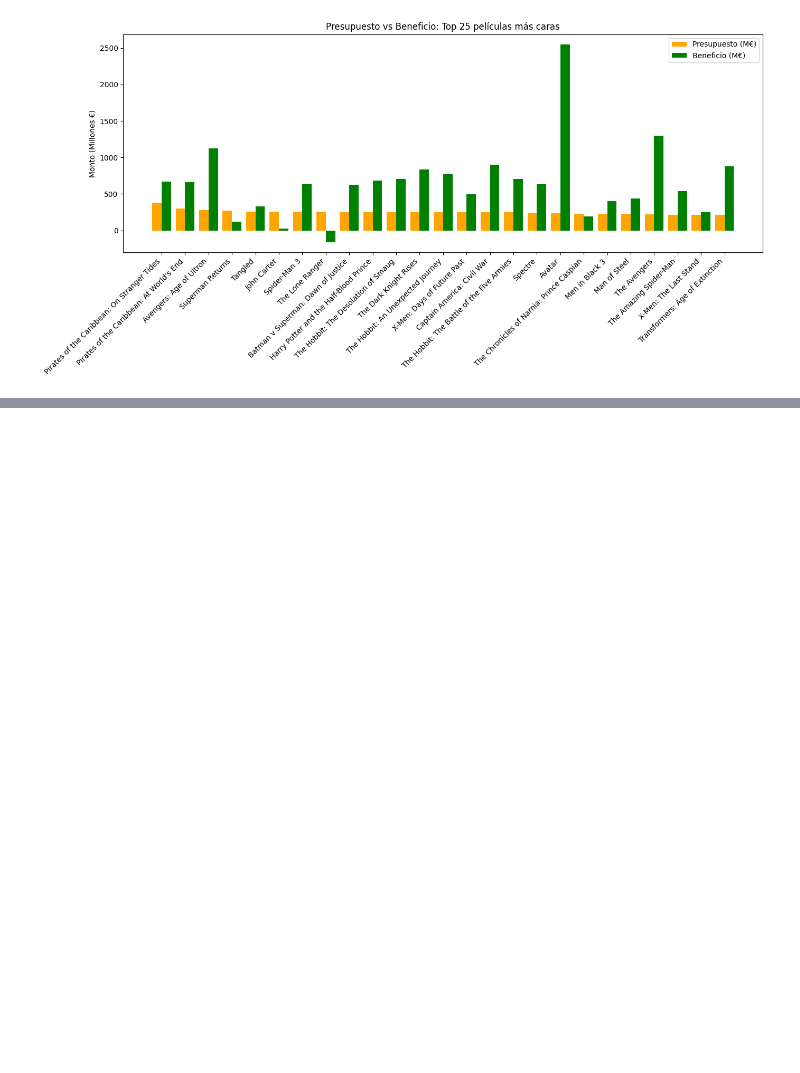
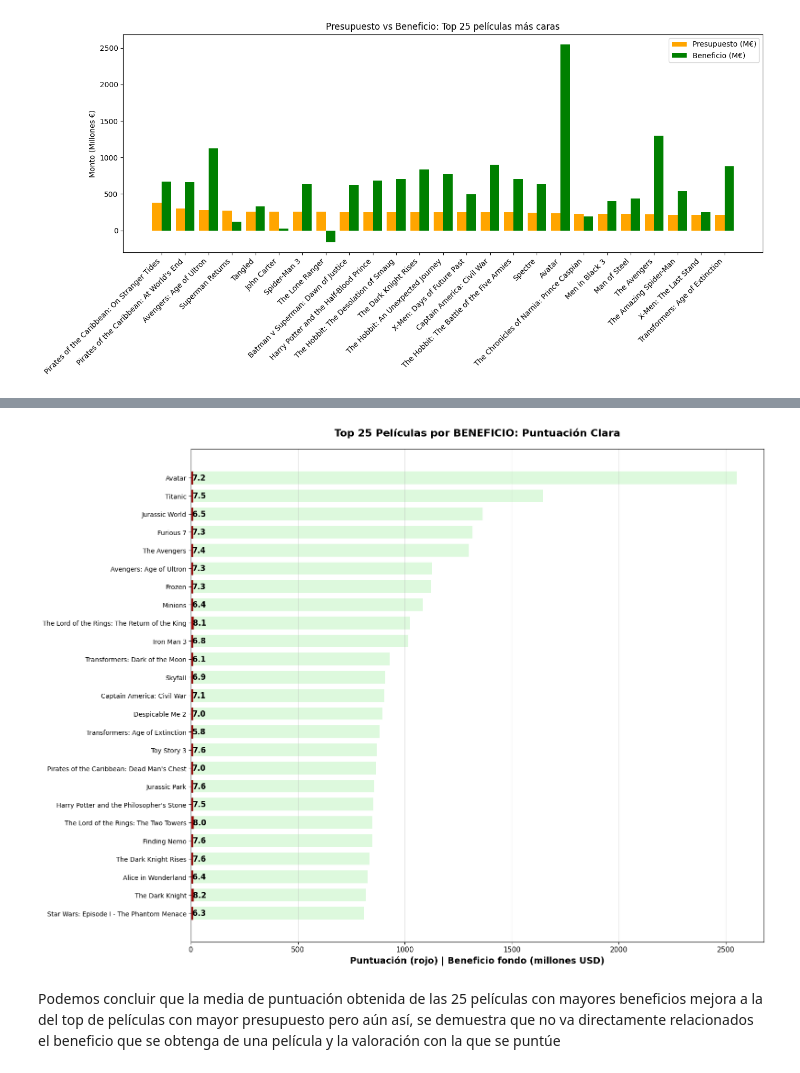
Before and after one commit to jacc1087/eda1, a Jupyter notebook: notebooks/eda1.ipynb, the cells around one changed output, grey strips where cells are left out. Saved outputs shown, nothing was run; the diff lists cells and outputs as text; code cells hidden in the pictures; blank space fills up the shorter version.

```diff
--- a/notebooks/eda1.ipynb
+++ b/notebooks/eda1.ipynb
@@ -478,0 +511,41 @@ plt.show()
+# %%
+# Calcular beneficio = ingresos - presupuesto (ajusta nombres de columnas si es necesario)
+df_films['beneficio'] = df_films['ganancia'] - df_films['presupuesto']  # o 'revenue', 'box_office'
+
+# Top 25 por BENEFICIO (no presupuesto)
+top25_beneficio = df_films.nlargest(25, 'beneficio')[['titulo', 'beneficio', 'puntuacion']]
+top25_beneficio = top25_beneficio.sort_values('beneficio', ascending=False)
+top25_beneficio['beneficio_millones'] = top25_beneficio['beneficio'] / 1_000_000
+
+# Gráfico MISMO ESTILO pero con BENEFICIO
+fig, ax = plt.subplots(figsize=(16, 12))
+
+# Barras de beneficio (fondo sutil, en verde)
+ax.barh(top25_beneficio['titulo'], top25_beneficio['beneficio_millones'],
+        color='lightgreen', alpha=0.3, height=0.7)
+
+# Barras de puntuación MUY VISIBLES (rojas, gruesas)
+bars = ax.barh(top25_beneficio['titulo'], top25_beneficio['puntuacion'],
+               color='red', alpha=0.9, height=0.65, edgecolor='darkred', linewidth=2)
+
+# ETIQUETAS NUMÉRICAS EN CADA BARRA
+for i, (bar, score) in enumerate(zip(bars, top25_beneficio['puntuacion'])):
+    width = bar.get_width()
+    ax.text(width + 0.1, bar.get_y() + bar.get_height()/2,
+            f'{score:.1f}', ha='left', va='center', fontweight='bold', fontsize=12)
+
+# Configuración clara
+ax.set_xlabel('Puntuación (rojo) | Beneficio fondo (millones USD)', fontsize=14, fontweight='bold')
+ax.set_title('Top 25 Películas por BENEFICIO: Puntuación Clara', fontsize=16, fontweight='bold', pad=20)
+ax.invert_yaxis()
+ax.grid(axis='x', alpha=0.3)
+
+plt.xticks(fontsize=11)
+ax.tick_params(axis='y', labelsize=10)
+
+plt.tight_layout()
+plt.show()
+# %% [output]
+[figure, added]
+# %% [markdown]
+Podemos concluir que la media de puntuación obtenida de las 25 películas con mayores beneficios mejora a la del top de películas con mayor presupuesto pero aún así, se demuestra que no va directamente relacionados el beneficio que se obtenga de una película y la valoración con la que se puntúe
```
Also changed, not shown: parts of 7 cells of this notebook.
